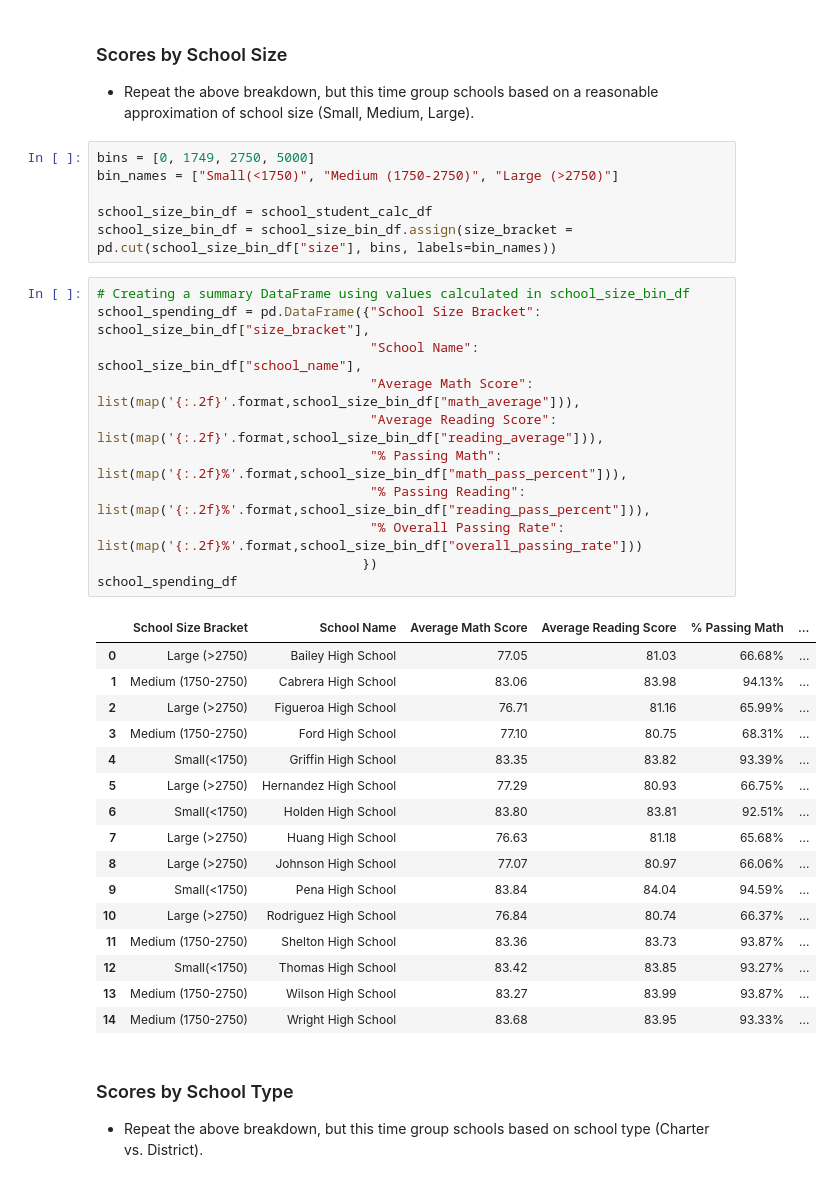
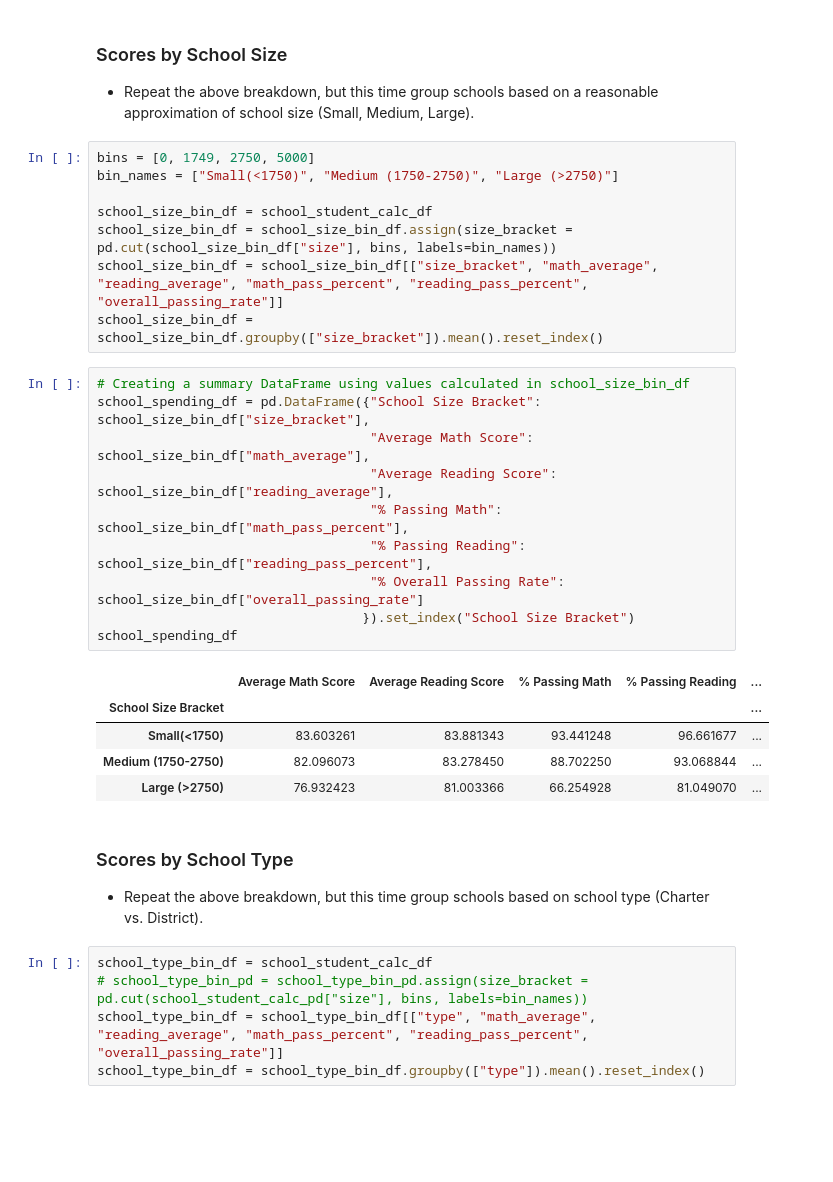
Before and after one commit to ShahzadNaseer/PandasHW4, a Jupyter notebook: PyCitySchoolHW4.ipynb, the cells around one changed output. Drawn from its saved outputs; the diff is of its cells as text; blank space fills up the shorter version.

```diff
--- a/PyCitySchoolHW4.ipynb
+++ b/PyCitySchoolHW4.ipynb
@@ -326,36 +334,31 @@ bin_names = ["Small(<1750)", "Medium (1750-2750)", "Large (>2750)"]
 
 school_size_bin_df = school_student_calc_df
 school_size_bin_df = school_size_bin_df.assign(size_bracket = pd.cut(school_size_bin_df["size"], bins, labels=bin_names))
+school_size_bin_df = school_size_bin_df[["size_bracket", "math_average", "reading_average", "math_pass_percent", "reading_pass_percent", "overall_passing_rate"]]
+school_size_bin_df = school_size_bin_df.groupby(["size_bracket"]).mean().reset_index()
 # %%
 # Creating a summary DataFrame using values calculated in school_size_bin_df
 school_spending_df = pd.DataFrame({"School Size Bracket": school_size_bin_df["size_bracket"],
-                                   "School Name":  school_size_bin_df["school_name"],
-                                   "Average Math Score": list(map('{:.2f}'.format,school_size_bin_df["math_average"])),
-                                   "Average Reading Score": list(map('{:.2f}'.format,school_size_bin_df["reading_average"])),
-                                   "% Passing Math":  list(map('{:.2f}%'.format,school_size_bin_df["math_pass_percent"])),
-                                   "% Passing Reading":  list(map('{:.2f}%'.format,school_size_bin_df["reading_pass_percent"])),
-                                   "% Overall Passing Rate": list(map('{:.2f}%'.format,school_size_bin_df["overall_passing_rate"]))
-                                  })
+                                   "Average Math Score": school_size_bin_df["math_average"],
+                                   "Average Reading Score": school_size_bin_df["reading_average"],
+                                   "% Passing Math":  school_size_bin_df["math_pass_percent"],
+                                   "% Passing Reading":  school_size_bin_df["reading_pass_percent"],
+                                   "% Overall Passing Rate": school_size_bin_df["overall_passing_rate"]
+                                  }).set_index("School Size Bracket")
 school_spending_df
 # %% [output]
-|  | School Size Bracket | School Name | Average Math Score | Average Reading Score | % Passing Math | ... |
-| 0 | Large (>2750) | Bailey High School | 77.05 | 81.03 | 66.68% | ... |
-| 1 | Medium (1750-2750) | Cabrera High School | 83.06 | 83.98 | 94.13% | ... |
-| 2 | Large (>2750) | Figueroa High School | 76.71 | 81.16 | 65.99% | ... |
-| 3 | Medium (1750-2750) | Ford High School | 77.10 | 80.75 | 68.31% | ... |
-| 4 | Small(<1750) | Griffin High School | 83.35 | 83.82 | 93.39% | ... |
-| 5 | Large (>2750) | Hernandez High School | 77.29 | 80.93 | 66.75% | ... |
-| 6 | Small(<1750) | Holden High School | 83.80 | 83.81 | 92.51% | ... |
-| 7 | Large (>2750) | Huang High School | 76.63 | 81.18 | 65.68% | ... |
-| 8 | Large (>2750) | Johnson High School | 77.07 | 80.97 | 66.06% | ... |
-| 9 | Small(<1750) | Pena High School | 83.84 | 84.04 | 94.59% | ... |
-| 10 | Large (>2750) | Rodriguez High School | 76.84 | 80.74 | 66.37% | ... |
-| 11 | Medium (1750-2750) | Shelton High School | 83.36 | 83.73 | 93.87% | ... |
-| 12 | Small(<1750) | Thomas High School | 83.42 | 83.85 | 93.27% | ... |
-| 13 | Medium (1750-2750) | Wilson High School | 83.27 | 83.99 | 93.87% | ... |
-| 14 | Medium (1750-2750) | Wright High School | 83.68 | 83.95 | 93.33% | ... |
+|  | Average Math Score | Average Reading Score | % Passing Math | % Passing Reading | ... |
+| School Size Bracket |  |  |  |  | ... |
+| Small(<1750) | 83.603261 | 83.881343 | 93.441248 | 96.661677 | ... |
+| Medium (1750-2750) | 82.096073 | 83.278450 | 88.702250 | 93.068844 | ... |
+| Large (>2750) | 76.932423 | 81.003366 | 66.254928 | 81.049070 | ... |
 # %% [markdown]
 ### Scores by School Type
 
 * Repeat the above breakdown, but this time group schools based on school type (Charter vs. District).
+# %%
+school_type_bin_df = school_student_calc_df
+# school_type_bin_pd = school_type_bin_pd.assign(size_bracket = pd.cut(school_student_calc_pd["size"], bins, labels=bin_names))
+school_type_bin_df = school_type_bin_df[["type", "math_average", "reading_average", "math_pass_percent", "reading_pass_percent", "overall_passing_rate"]]
+school_type_bin_df = school_type_bin_df.groupby(["type"]).mean().reset_index()
 # %%
```
Also changed, not shown: parts of 12 cells of this notebook.
